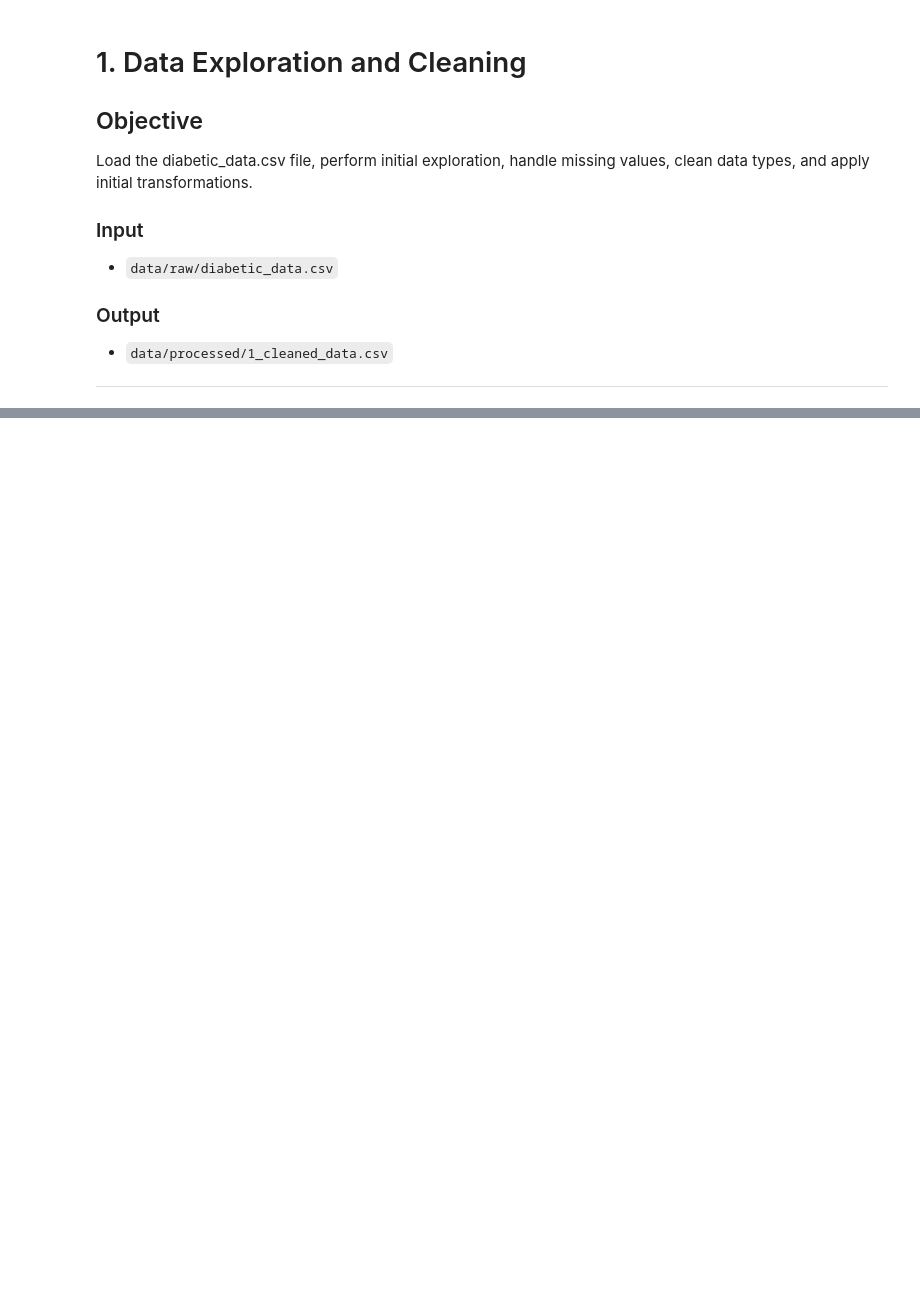
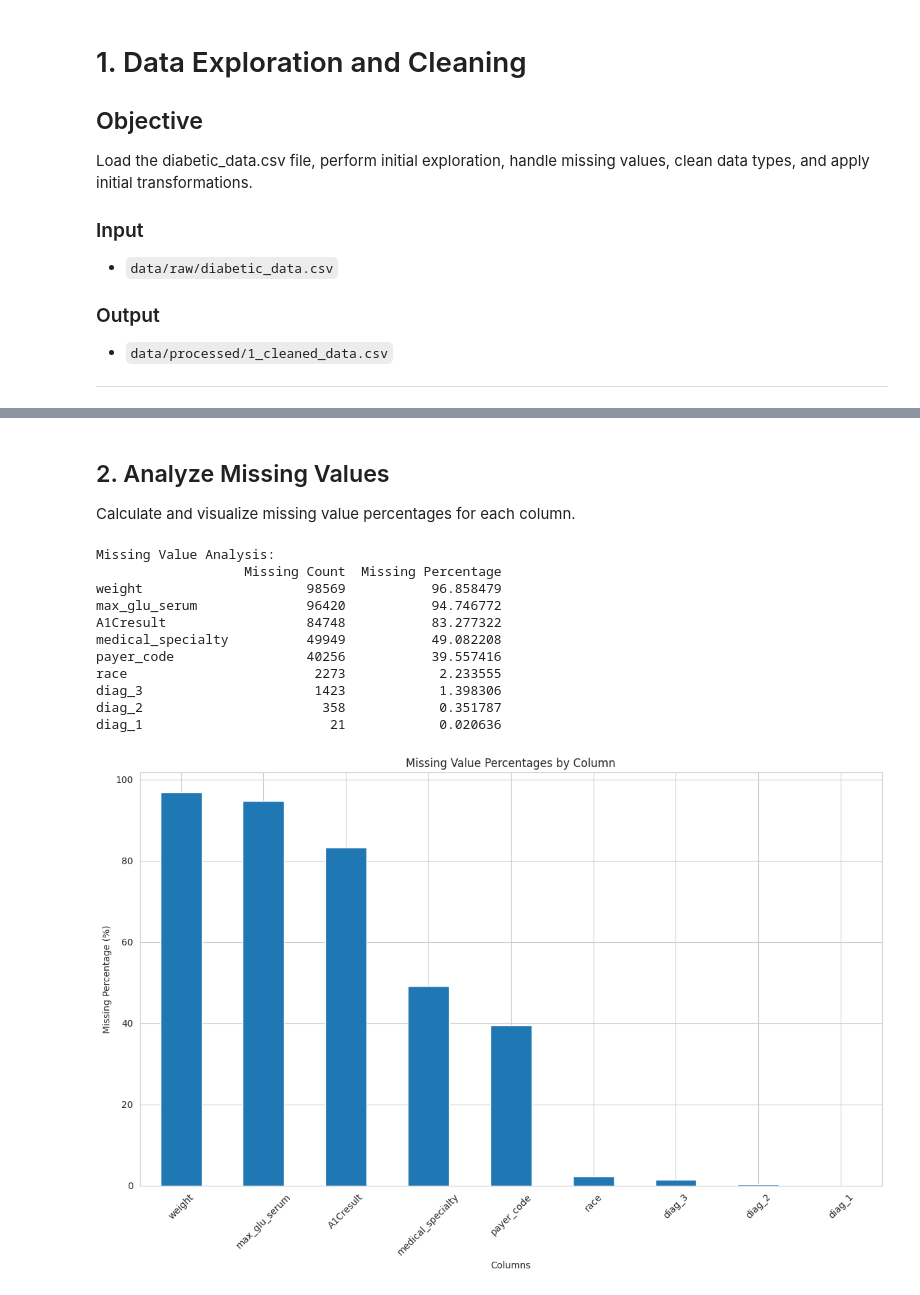
Before and after one commit to fahim-mle/nn-for-diabetes-readmission, a Jupyter notebook: notebooks/1_data_exploration_cleaning.ipynb, the cells around one changed output, grey strips where cells are left out. Cells and saved outputs as stored; diff of their text form; code cells hidden in the pictures; blank space fills up the shorter version.

```diff
--- a/notebooks/1_data_exploration_cleaning.ipynb
+++ b/notebooks/1_data_exploration_cleaning.ipynb
@@ -44,0 +52,19 @@ print(f"Project Root: {PROJECT_ROOT}")
+# %%
+# Load the dataset
+file_path = os.path.join(RAW_DATA_DIR, 'diabetic_data.csv')
+df = pd.read_csv(file_path)
+
+# Display basic information about the dataset
+print(f"Dataset shape: {df.shape}")
+print(f"Number of columns: {len(df.columns)}")
+print("\nColumn names:")
+for i, col in enumerate(df.columns, 1):
+    print(f"{i:2d}. {col}")
+
+# Display first few rows
+print("\nFirst 5 rows:")
+print(df.head())
+
+# Display data types
+print("\nData types:")
+print(df.info())
@@ -44,0 +89,47 @@ print(f"Project Root: {PROJECT_ROOT}")
+# %% [markdown]
+## 2. Analyze Missing Values
+
+Calculate and visualize missing value percentages for each column.
+# %%
+# Replace '?' with NaN for proper missing value handling
+df.replace('?', np.nan, inplace=True)
+
+# Calculate missing value percentages
+missing_counts = df.isnull().sum()
+missing_percentages = (missing_counts / len(df)) * 100
+
+# Create a DataFrame for missing value analysis
+missing_analysis = pd.DataFrame({
+    'Missing Count': missing_counts,
+    'Missing Percentage': missing_percentages
+})
+
+# Sort by missing percentage (descending)
+missing_analysis = missing_analysis.sort_values('Missing Percentage', ascending=False)
+
+print("Missing Value Analysis:")
+print(missing_analysis[missing_analysis['Missing Count'] > 0])
+
+# Visualize missing values
+plt.figure(figsize=(12, 8))
+missing_analysis[missing_analysis['Missing Percentage'] > 0]['Missing Percentage'].plot(kind='bar')
+plt.title('Missing Value Percentages by Column')
+plt.xlabel('Columns')
+plt.ylabel('Missing Percentage (%)')
+plt.xticks(rotation=45)
+plt.tight_layout()
+plt.savefig("../figures/data_exploration/missing_value_percentages.png", dpi=300, bbox_inches="tight")
+plt.show()
+# %% [output]
+Missing Value Analysis:
+                   Missing Count  Missing Percentage
+weight                     98569           96.858479
+max_glu_serum              96420           94.746772
+A1Cresult                  84748           83.277322
+medical_specialty          49949           49.082208
+payer_code                 40256           39.557416
+race                        2273            2.233555
+diag_3                      1423            1.398306
+diag_2                       358            0.351787
+diag_1                        21            0.020636
+[figure, added]
```
Also changed, not shown: parts of 9 cells of this notebook, 3 other files.
